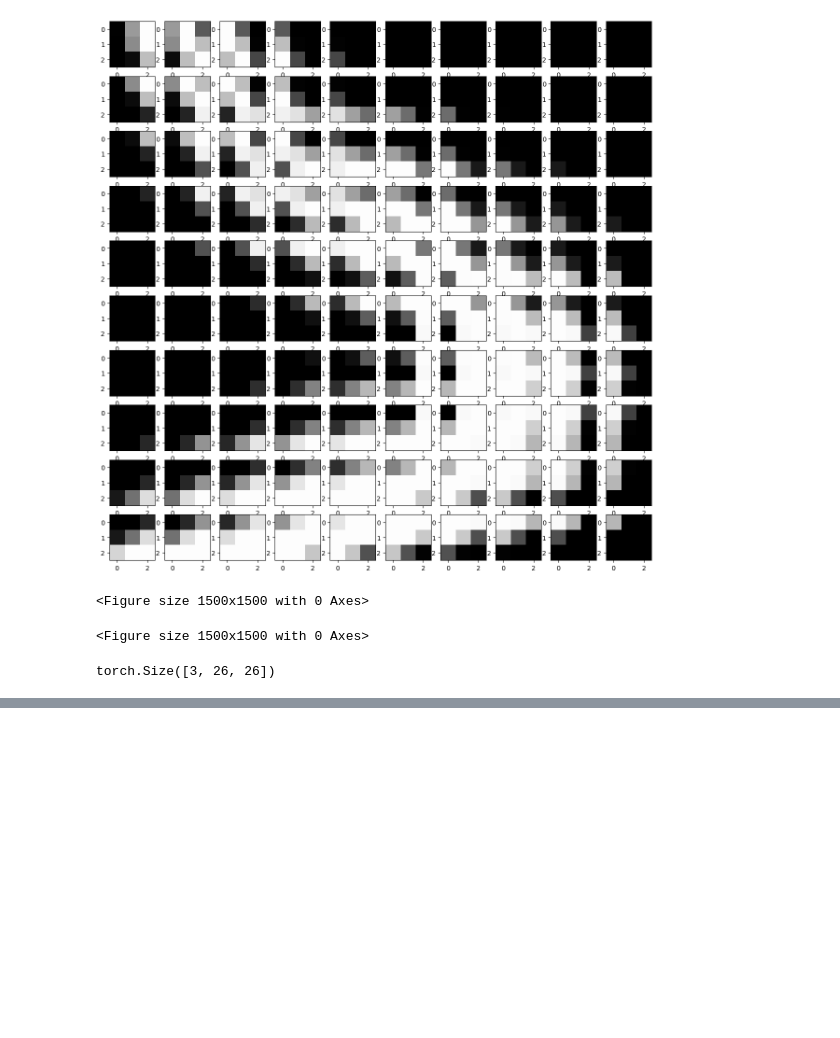
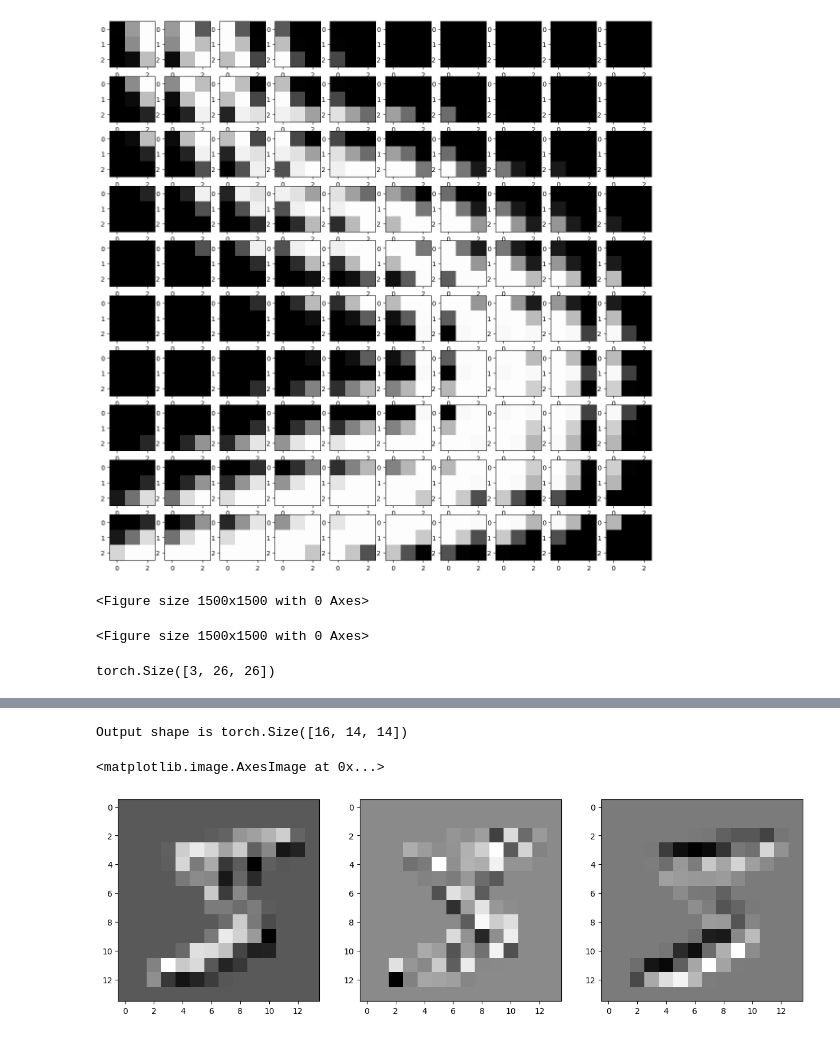
Before and after one commit to jdasam/mas1004, a Jupyter notebook: live_coding/7_cnn.ipynb, the cells around one changed output, grey strips where cells are left out. Drawn from its saved outputs; the diff is of its cells as text; code cells hidden in the pictures; blank space fills up the shorter version.

```diff
--- a/live_coding/7_cnn.ipynb
+++ b/live_coding/7_cnn.ipynb
@@ -129,0 +96,23 @@ plt.imshow(out[2].detach())
+# %%
+# instead of our custom CNN, we will use nn.Conv2d
+
+conv_layer = nn.Conv2d(in_channels=1,
+                       out_channels=16,
+                       kernel_size=(3,3),
+                       padding=1,
+                       stride=2
+                       )
+out = conv_layer(img)
+print(f"Output shape is {out.shape}")
+plt.figure(figsize=(15, 5))
+
+plt.subplot(1, 3, 1)
+plt.imshow(out[0].detach())
+plt.subplot(1, 3, 2)
+plt.imshow(out[1].detach())
+plt.subplot(1, 3, 3)
+plt.imshow(out[2].detach())
+# %% [output]
+Output shape is torch.Size([16, 14, 14])
+<matplotlib.image.AxesImage at 0x...>
+[figure, added]
```
Also changed, not shown: parts of 18 cells of this notebook.
